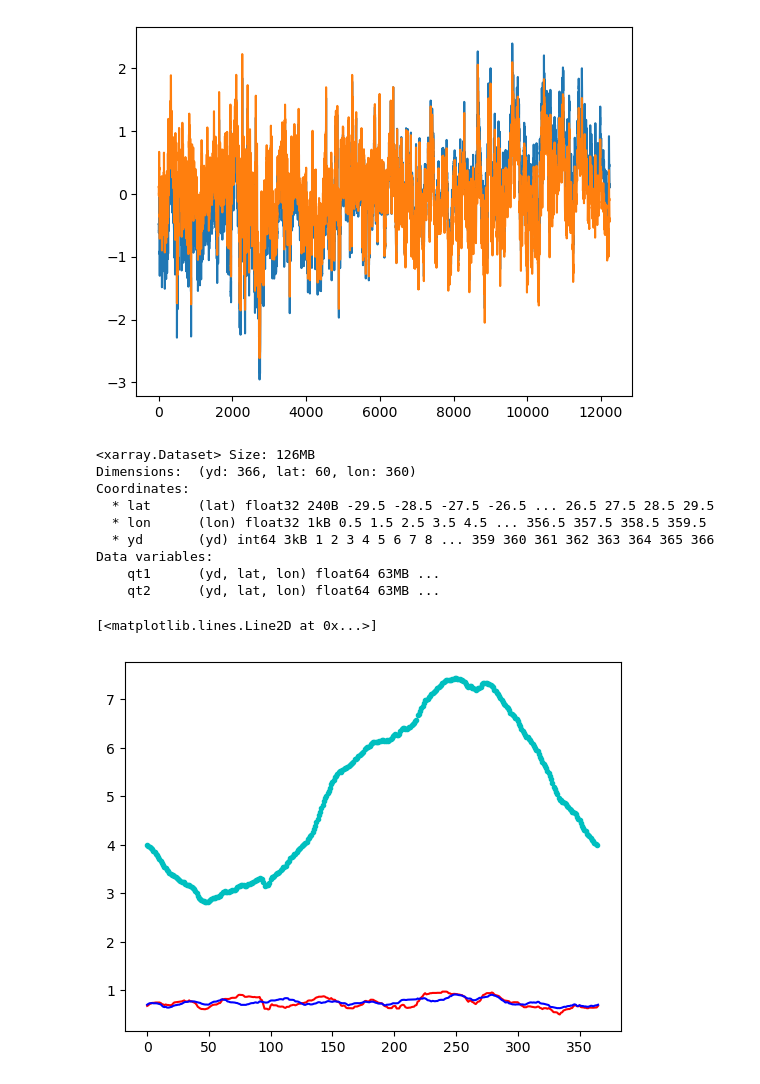
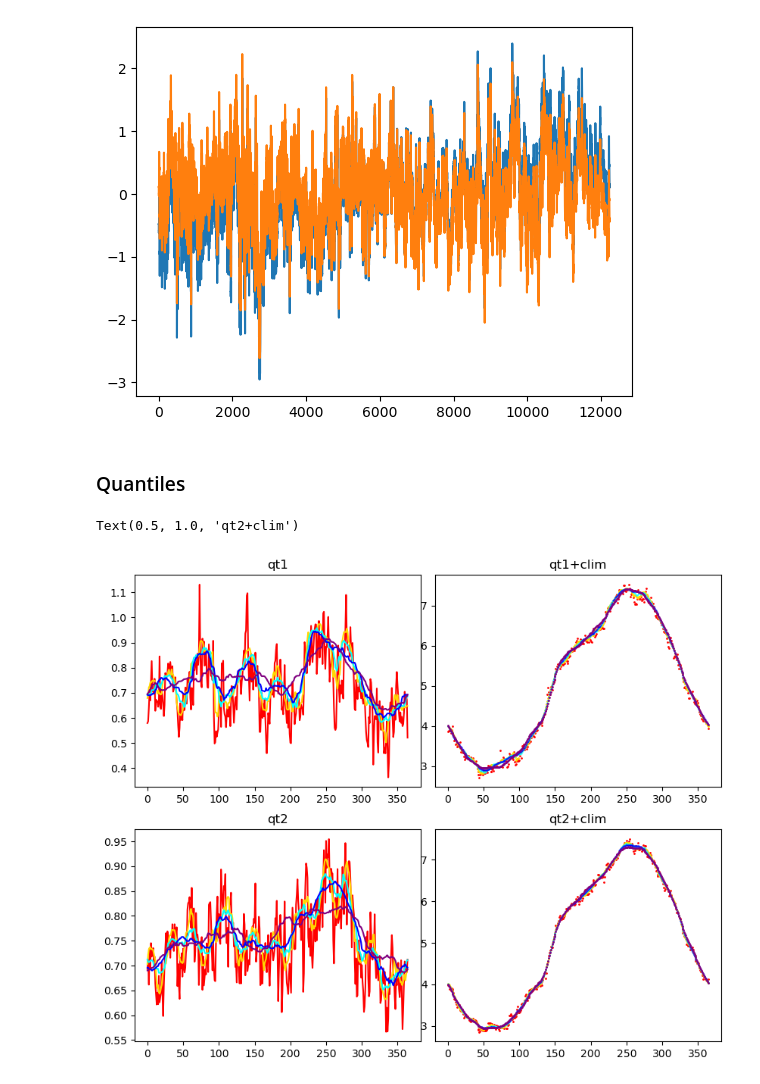
Before and after one commit to e-olson/MHW, a Jupyter notebook: MHW_Forecasts_New/checkOISSTDailyFiles.ipynb, the cells around one changed output. Saved outputs shown, nothing was run; the diff lists cells and outputs as text; code cells hidden in the pictures.

```diff
--- a/MHW_Forecasts_New/checkOISSTDailyFiles.ipynb
+++ b/MHW_Forecasts_New/checkOISSTDailyFiles.ipynb
@@ -73,25 +73,51 @@ plt.plot(fanomD.sst_an[:,iy1,ix1])
 # %%
 fanom.close()
 fanomD.close()
+# %% [markdown]
+### Quantiles
 # %%
-fqout = fnameOISSTQTile(climyrs, jj, qtile, smoothClim=True, meth=smoothmethod, win=windowhalfwid,detr=True,delt=delt)
+fqp=fnameOISSTQTile(climyrs, jj, qtile)
+fqd5p=fnameOISSTQTile(climyrs, jj, qtile, smoothClim=True, meth=smoothmethod, win=windowhalfwid,detr=True,delt=5)
+fqd10p = fnameOISSTQTile(climyrs, jj, qtile, smoothClim=True, meth=smoothmethod, win=windowhalfwid,detr=True,delt=10)
+fqd15p = fnameOISSTQTile(climyrs, jj, qtile, smoothClim=True, meth=smoothmethod, win=windowhalfwid,detr=True,delt=15)
+fqd30p = fnameOISSTQTile(climyrs, jj, qtile, smoothClim=True, meth=smoothmethod, win=windowhalfwid,detr=True,delt=30)
 # %%
-fq=xr.open_dataset(fqout)
-fq
+fq=xr.open_dataset(fqp)
+fqd5=xr.open_dataset(fqd5p)
+fqd10=xr.open_dataset(fqd10p)
+fqd15=xr.open_dataset(fqd15p)
+fqd30=xr.open_dataset(fqd30p)
-# %% [output]
-<xarray.Dataset> Size: 126MB
-Dimensions:  (yd: 366, lat: 60, lon: 360)
-Coordinates:
-  * lat      (lat) float32 240B -29.5 -28.5 -27.5 -26.5 ... 26.5 27.5 28.5 29.5
-  * lon      (lon) float32 1kB 0.5 1.5 2.5 3.5 4.5 ... 356.5 357.5 358.5 359.5
-  * yd       (yd) int64 3kB 1 2 3 4 5 6 7 8 ... 359 360 361 362 363 364 365 366
-Data variables:
-    qt1      (yd, lat, lon) float64 63MB ...
-    qt2      (yd, lat, lon) float64 63MB ...
 # %%
-plt.plot(fq.qt1[:,iy1,ix1],'r-')
-plt.plot(fq.qt2[:,iy1,ix1],'b-')
-plt.plot(cSmooth.sst.isel(lat=jj+iy1,lon=ix1).values+fq.qt1[:-1,iy1,ix1]-20,'c.')
+fig,ax=plt.subplots(2,2,figsize=(10,8),gridspec_kw={'hspace':.2,'wspace':.05})
+ax[0,0].plot(fq.qt1[:,iy1,ix1],'-',color='r')
+ax[1,0].plot(fq.qt2[:,iy1,ix1],'-',color='r')
+ax[0,1].plot(cIndiv.sst.isel(lat=jj+iy1,lon=ix1).values+fq.qt1[:,iy1,ix1]-20,'.',color='r',ms=2)
+ax[1,1].plot(cIndiv.sst.isel(lat=jj+iy1,lon=ix1).values+fq.qt2[:,iy1,ix1]-20,'.',color='r',ms=2)
+
+ax[0,0].plot(fqd5.qt1[:,iy1,ix1],'-',color='gold')
+ax[1,0].plot(fqd5.qt2[:,iy1,ix1],'-',color='gold')
+ax[0,1].plot(cSmooth.sst.isel(lat=jj+iy1,lon=ix1).values+fqd5.qt1[:,iy1,ix1]-20,'.',color='gold',ms=2)
+ax[1,1].plot(cSmooth.sst.isel(lat=jj+iy1,lon=ix1).values+fqd5.qt2[:,iy1,ix1]-20,'.',color='gold',ms=2)
+
+ax[0,0].plot(fqd10.qt1[:,iy1,ix1],'-',color='cyan')
+ax[1,0].plot(fqd10.qt2[:,iy1,ix1],'-',color='cyan')
+ax[0,1].plot(cSmooth.sst.isel(lat=jj+iy1,lon=ix1).values+fqd10.qt1[:,iy1,ix1]-20,'.',color='cyan',ms=1)
+ax[1,1].plot(cSmooth.sst.isel(lat=jj+iy1,lon=ix1).values+fqd10.qt2[:,iy1,ix1]-20,'.',color='cyan',ms=1)
+
+ax[0,0].plot(fqd15.qt1[:,iy1,ix1],'-',color='blue')
+ax[1,0].plot(fqd15.qt2[:,iy1,ix1],'-',color='blue')
+ax[0,1].plot(cSmooth.sst.isel(lat=jj+iy1,lon=ix1).values+fqd15.qt1[:,iy1,ix1]-20,'.',color='blue',ms=1)
+ax[1,1].plot(cSmooth.sst.isel(lat=jj+iy1,lon=ix1).values+fqd15.qt2[:,iy1,ix1]-20,'.',color='blue',ms=1)
+
+ax[0,0].plot(fqd30.qt1[:,iy1,ix1],'-',color='purple')
+ax[1,0].plot(fqd30.qt2[:,iy1,ix1],'-',color='purple')
+ax[0,1].plot(cSmooth.sst.isel(lat=jj+iy1,lon=ix1).values+fqd30.qt1[:,iy1,ix1]-20,'.',color='purple',ms=2)
+ax[1,1].plot(cSmooth.sst.isel(lat=jj+iy1,lon=ix1).values+fqd30.qt2[:,iy1,ix1]-20,'.',color='purple',ms=2)
+
+ax[0,0].set_title('qt1')
+ax[1,0].set_title('qt2')
+ax[0,1].set_title('qt1+clim')
+ax[1,1].set_title('qt2+clim')
 # %% [output]
-[<matplotlib.lines.Line2D at 0x...>]
+Text(0.5, 1.0, 'qt2+clim')
-[figure, old version]
+[figure, new version]
```
Also changed, not shown: parts of 14 cells of this notebook, 29 other files.
